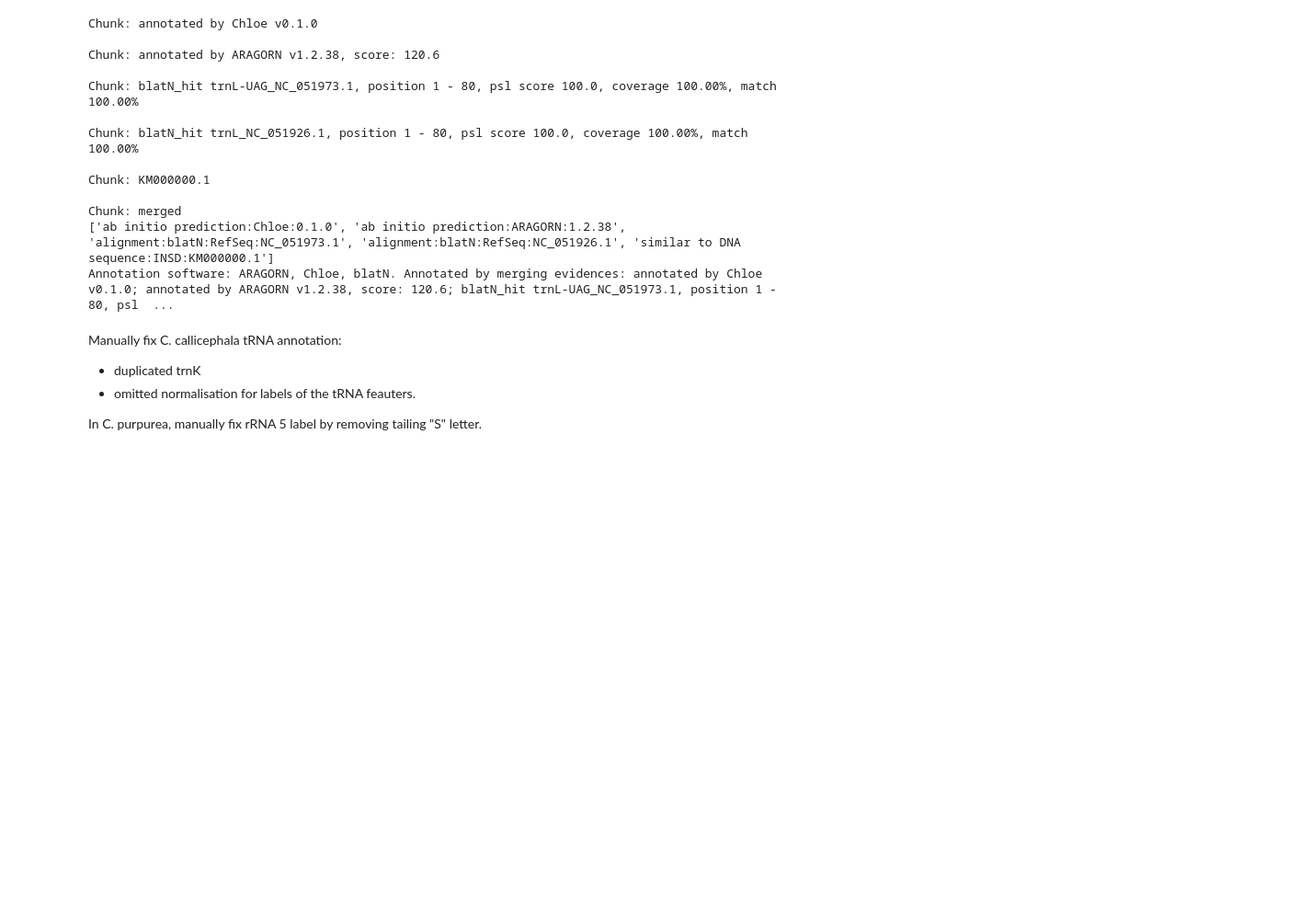
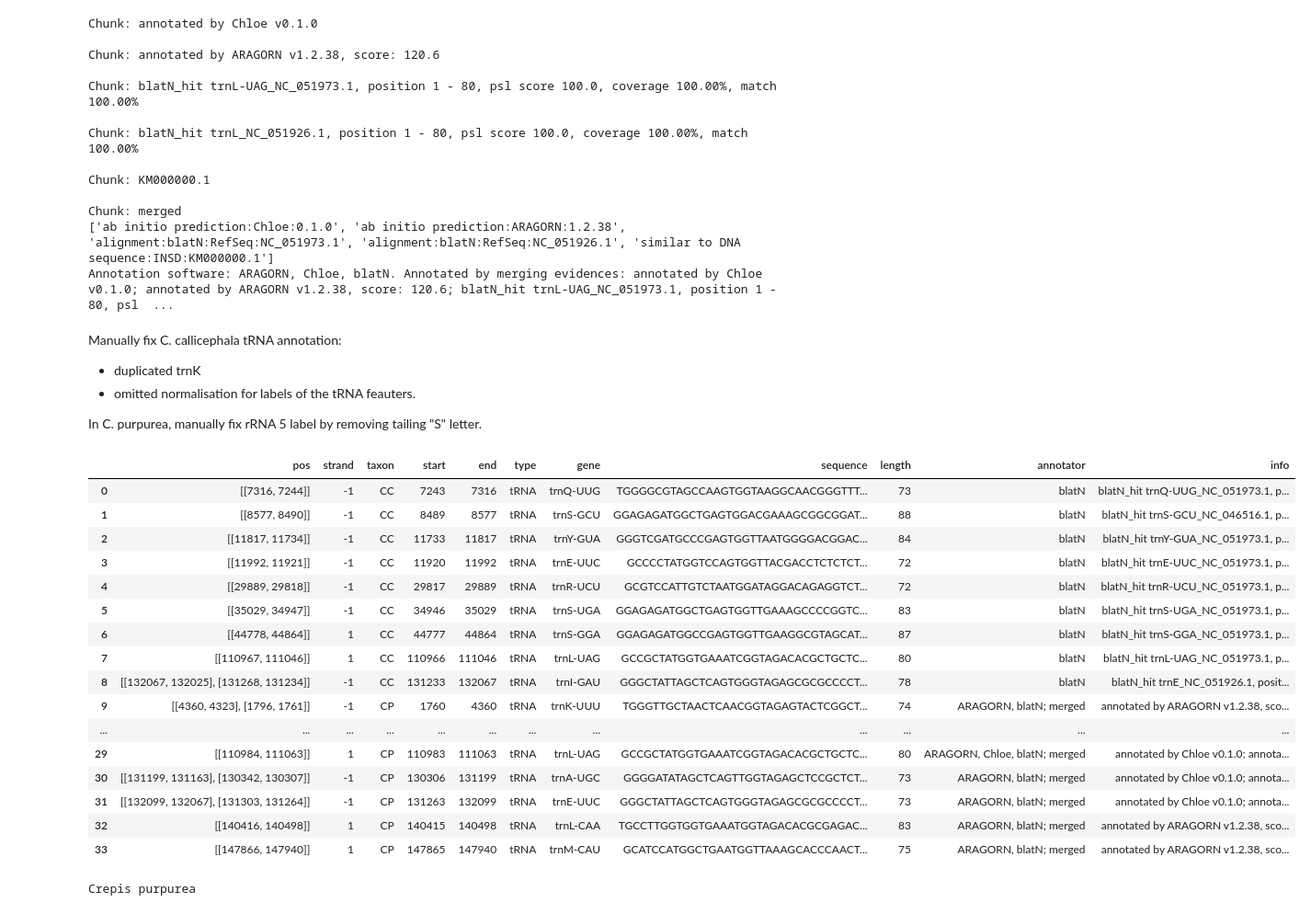
Before and after one commit to asan-emirsaleh/plastome_postprocessing, a Jupyter notebook: fixing_annotations.ipynb, the cells around one changed output. Shown at 92% size. Drawn from its saved outputs; the diff is of its cells as text; code cells hidden in the pictures; blank space fills up the shorter version.

Commit message:
add qualifiers - 02

```diff
--- a/fixing_annotations.ipynb
+++ b/fixing_annotations.ipynb
@@ -755,0 +755,59 @@ import pandas as pd
+# %%
+from Bio import SeqIO, SeqRecord
+import pandas as pd
+
+fixed_c_cal = "fixed_Crepis_callicephala.gb"
+fixed_c_pur = "fixed_Crepis_purpurea.gb"
+accs = [fixed_c_pur]
+
+taxon_dict = {
+    "Crepis callicephala": "CC",
+    "Crepis purpurea": "CP"
+}
+
+df_tRNA = pd.read_csv("df_tRNA.tsv", sep="\t", index_col=0)
+display(df_tRNA)
+
+entities = []
+
+for acc in accs:
+    records = list(SeqIO.parse(acc, "genbank"))
+    for record in records:
+        org = record.annotations.get('organism', "")
+        print(org)
+
+        for feature in record.features:
+            entity = ()
+            if feature.type in ["gene", "rRNA", "tRNA"]:
+                label = feature.qualifiers.get('gene', "")[0]
+
+                if not "rrn" in label:
+                    pass
+                else:
+                    pos = feature.location
+                    sequence = feature.extract(record)
+                    entity = (taxon_dict[org], feature.type, label, int(pos.start), int(pos.end), str(sequence.seq))
+                    entities.append(entity)
+
+df_seqs = pd.DataFrame(entities, columns=['taxon', 'type', 'gene', 'start', 'end', 'sequence'])
+df_seqs['length'] = df_seqs['sequence'].apply(len)
+#display(df_seqs)
+# %% [output]
+|  | pos | strand | taxon | start | end | type | gene | sequence | length | annotator | info |
+| 0 | [[7316, 7244]] | -1 | CC | 7243 | 7316 | tRNA | trnQ-UUG | TGGGGCGTAGCCAAGTGGTAAGGCAACGGGTTT... | 73 | blatN | blatN_hit trnQ-UUG_NC_051973.1, p... |
+| 1 | [[8577, 8490]] | -1 | CC | 8489 | 8577 | tRNA | trnS-GCU | GGAGAGATGGCTGAGTGGACGAAAGCGGCGGAT... | 88 | blatN | blatN_hit trnS-GCU_NC_046516.1, p... |
+| 2 | [[11817, 11734]] | -1 | CC | 11733 | 11817 | tRNA | trnY-GUA | GGGTCGATGCCCGAGTGGTTAATGGGGACGGAC... | 84 | blatN | blatN_hit trnY-GUA_NC_051973.1, p... |
+| 3 | [[11992, 11921]] | -1 | CC | 11920 | 11992 | tRNA | trnE-UUC | GCCCCTATGGTCCAGTGGTTACGACCTCTCTCT... | 72 | blatN | blatN_hit trnE-UUC_NC_051973.1, p... |
+| 4 | [[29889, 29818]] | -1 | CC | 29817 | 29889 | tRNA | trnR-UCU | GCGTCCATTGTCTAATGGATAGGACAGAGGTCT... | 72 | blatN | blatN_hit trnR-UCU_NC_051973.1, p... |
+| 5 | [[35029, 34947]] | -1 | CC | 34946 | 35029 | tRNA | trnS-UGA | GGAGAGATGGCTGAGTGGTTGAAAGCCCCGGTC... | 83 | blatN | blatN_hit trnS-UGA_NC_051973.1, p... |
+| 6 | [[44778, 44864]] | 1 | CC | 44777 | 44864 | tRNA | trnS-GGA | GGAGAGATGGCCGAGTGGTTGAAGGCGTAGCAT... | 87 | blatN | blatN_hit trnS-GGA_NC_051973.1, p... |
+| 7 | [[110967, 111046]] | 1 | CC | 110966 | 111046 | tRNA | trnL-UAG | GCCGCTATGGTGAAATCGGTAGACACGCTGCTC... | 80 | blatN | blatN_hit trnL-UAG_NC_051973.1, p... |
+| 8 | [[132067, 132025], [131268, 131234]] | -1 | CC | 131233 | 132067 | tRNA | trnI-GAU | GGGCTATTAGCTCAGTGGGTAGAGCGCGCCCCT... | 78 | blatN | blatN_hit trnE_NC_051926.1, posit... |
+| 9 | [[4360, 4323], [1796, 1761]] | -1 | CP | 1760 | 4360 | tRNA | trnK-UUU | TGGGTTGCTAACTCAACGGTAGAGTACTCGGCT... | 74 | ARAGORN, blatN; merged | annotated by ARAGORN v1.2.38, sco... |
+| ... | ... | ... | ... | ... | ... | ... | ... | ... | ... | ... | ... |
+| 29 | [[110984, 111063]] | 1 | CP | 110983 | 111063 | tRNA | trnL-UAG | GCCGCTATGGTGAAATCGGTAGACACGCTGCTC... | 80 | ARAGORN, Chloe, blatN; merged | annotated by Chloe v0.1.0; annota... |
+| 30 | [[131199, 131163], [130342, 130307]] | -1 | CP | 130306 | 131199 | tRNA | trnA-UGC | GGGGATATAGCTCAGTTGGTAGAGCTCCGCTCT... | 73 | ARAGORN, blatN; merged | annotated by Chloe v0.1.0; annota... |
+| 31 | [[132099, 132067], [131303, 131264]] | -1 | CP | 131263 | 132099 | tRNA | trnE-UUC | GGGCTATTAGCTCAGTGGGTAGAGCGCGCCCCT... | 73 | ARAGORN, blatN; merged | annotated by Chloe v0.1.0; annota... |
+| 32 | [[140416, 140498]] | 1 | CP | 140415 | 140498 | tRNA | trnL-CAA | TGCCTTGGTGGTGAAATGGTAGACACGCGAGAC... | 83 | ARAGORN, blatN; merged | annotated by ARAGORN v1.2.38, sco... |
+| 33 | [[147866, 147940]] | 1 | CP | 147865 | 147940 | tRNA | trnM-CAU | GCATCCATGGCTGAATGGTTAAAGCACCCAACT... | 75 | ARAGORN, blatN; merged | annotated by ARAGORN v1.2.38, sco... |
+Crepis purpurea
```
Also changed, not shown: parts of 7 cells of this notebook, 3 other files.
